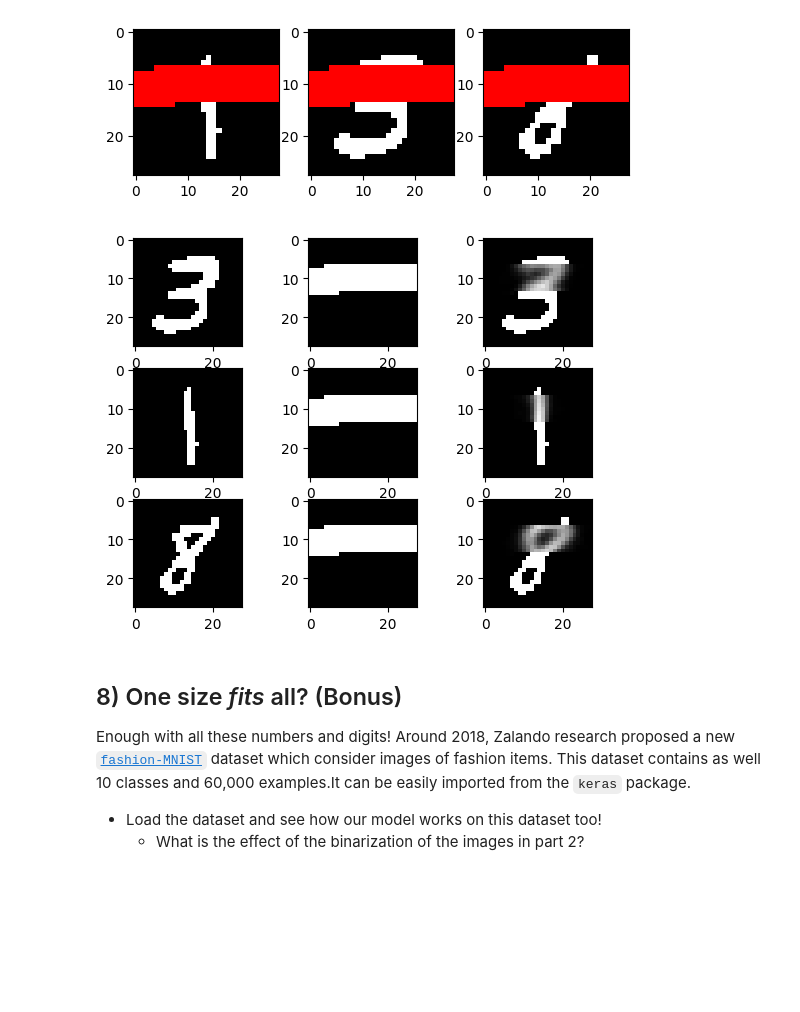
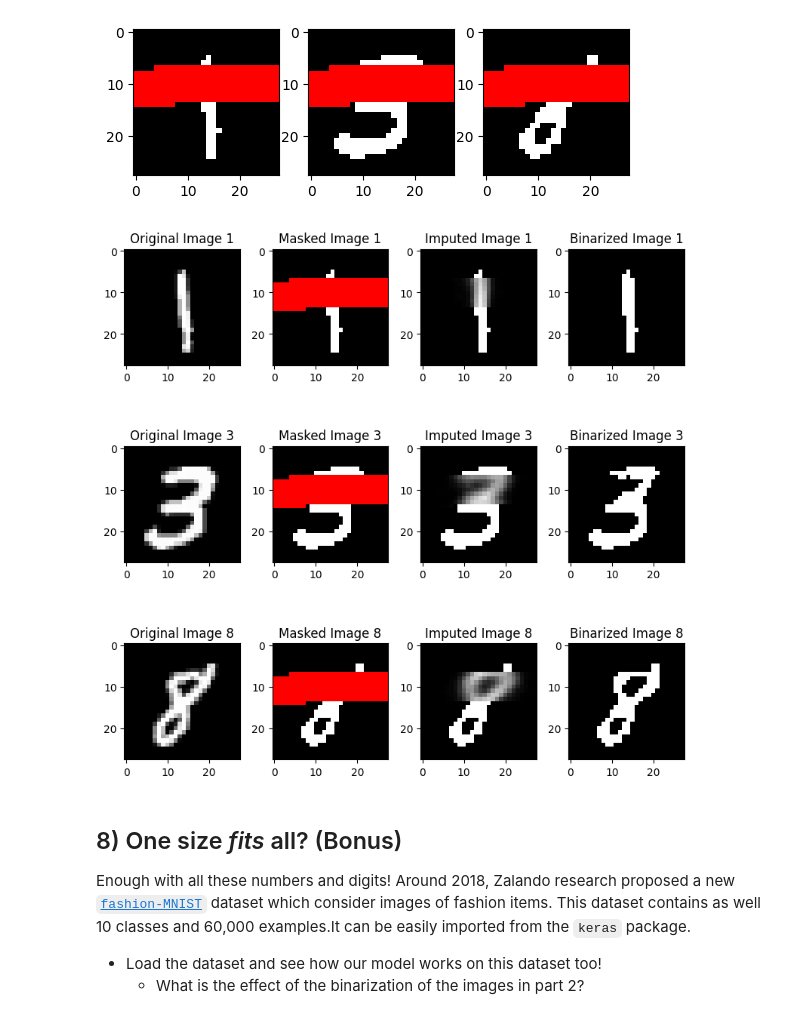
Before and after one commit to vincenteichhorn/cs-apml-assignments, a Jupyter notebook: src/03-mixture-model/Project_Mixture_model.ipynb, the cells around one changed output. Saved outputs shown, nothing was run; the diff lists cells and outputs as text; code cells hidden in the pictures; blank space fills up the shorter version.

```diff
--- a/src/03-mixture-model/Project_Mixture_model.ipynb
+++ b/src/03-mixture-model/Project_Mixture_model.ipynb
@@ -1098,7 +1100,7 @@ plt.show()
 # %% [output]
 [figure]
 # %%
-def em_impute(x_masked, mask, class_representatives, class_priors, K = 10):
+def em_impute(x_masked, mask, class_representatives, class_priors, K = 10, binarize = True):
     """
     Imputes missing (masked) pixels in x_masked using parameters retrived by EM-light.
 
@@ -1122,53 +1124,68 @@ def em_impute(x_masked, mask, class_representatives, class_priors, K = 10):
     class_representatives = np.array(class_representatives)
     x_masked = np.array(x_masked).astype(float)
 
     # Visible pixels
     x_vis = x_masked[mask]
     class_representatives_vis = class_representatives[:, mask]
     # Compute posterior probabilities for visible pixels
     log_priors = np.log(class_priors)
     log_likelihoods = np.vstack([log_probabilities(x_vis[np.newaxis, :], class_repr) for class_repr in class_representatives_vis])
     denominator = logsumexp(log_likelihoods + log_priors[:, np.newaxis], axis=0)
     posteriors = np.exp(log_likelihoods + log_priors[:, np.newaxis] - denominator).flatten() # shape (K,)
 
     # Impute missing pixels
     x_imputed = x_masked.copy()
     class_representatives_miss = class_representatives[:, ~mask]
     imputed_values = np.dot(posteriors, class_representatives_miss)
     x_imputed[~mask] = imputed_values
-    # x_imputed = binarize_image(x_imputed, threshold=0.5)
+    if binarize:
+        return binarize_image(x_imputed, threshold=0.5)
     return x_imputed
 
     #Your code here
 
 
 
 class_representatives_lst, priors_lst, assignments, log_likelihoods = results[18]  # K=20
 example_1_imputed = em_impute(example_1_masked, mask1, class_representatives_lst, priors_lst, K = 20)
 example_3_imputed = em_impute(example_3_masked, mask1, class_representatives_lst, priors_lst, K = 20)
 example_8_imputed = em_impute(example_8_masked, mask1, class_representatives_lst, priors_lst, K = 20)
+example_1_imputed_nbin = em_impute(example_1_masked, mask1, class_representatives_lst, priors_lst, K = 20, binarize=False)
+example_3_imputed_nbin = em_impute(example_3_masked, mask1, class_representatives_lst, priors_lst, K = 20, binarize=False)
+example_8_imputed_nbin = em_impute(example_8_masked, mask1, class_representatives_lst, priors_lst, K = 20, binarize=False)
 
-plt.subplot(3, 3, 1)
-plt.imshow(example_3_X_bin_mat, cmap = 'grey')
-plt.subplot(3, 3, 2)
-plt.imshow(recover_image_matrix(example_3_masked), cmap = 'grey')
-plt.subplot(3, 3, 3)
-plt.imshow(recover_image_matrix(example_3_imputed), cmap = 'grey')
-plt.subplot(3, 3, 4)
-plt.imshow(example_1_X_bin_mat, cmap = 'grey')
-plt.subplot(3, 3, 5)
-plt.imshow(recover_image_matrix(example_1_masked), cmap = 'grey')
-plt.subplot(3, 3, 6)
-plt.imshow(recover_image_matrix(example_1_imputed), cmap = 'grey')
-plt.subplot(3, 3, 7)
-plt.imshow(example_8_X_bin_mat, cmap = 'grey')
-plt.subplot(3, 3, 8)
-plt.imshow(recover_image_matrix(example_8_masked), cmap = 'grey')
-plt.subplot(3, 3, 9)
-plt.imshow(recover_image_matrix(example_8_imputed), cmap = 'grey')
+fig, ax = plt.subplots(3, 4, figsize=(8, 8))
+
+ax[0, 0].imshow(recover_image_matrix(example_1_X), cmap = 'gray')
+ax[0, 0].set_title("Original Image 1")
+ax[0, 1].imshow(recover_image_matrix(example_1_masked), cmap = cmap, norm=norm)
+ax[0, 1].set_title("Masked Image 1")
+ax[0, 2].imshow(recover_image_matrix(example_1_imputed_nbin), cmap = 'gray')
+ax[0, 2].set_title("Imputed Image 1")
+ax[0, 3].imshow(recover_image_matrix(example_1_imputed), cmap = 'gray')
+ax[0, 3].set_title("Binarized Image 1")
+
+ax[1, 0].imshow(recover_image_matrix(example_3_X), cmap = 'gray')
+ax[1, 0].set_title("Original Image 3")
+ax[1, 1].imshow(recover_image_matrix(example_3_masked), cmap = cmap, norm=norm)
+ax[1, 1].set_title("Masked Image 3")
+ax[1, 2].imshow(recover_image_matrix(example_3_imputed_nbin), cmap = 'gray')
+ax[1, 2].set_title("Imputed Image 3")
+ax[1, 3].imshow(recover_image_matrix(example_3_imputed), cmap = 'gray')
+ax[1, 3].set_title("Binarized Image 3")
+
+ax[2, 0].imshow(recover_image_matrix(example_8_X), cmap = 'gray')
+ax[2, 0].set_title("Original Image 8")
+ax[2, 1].imshow(recover_image_matrix(example_8_masked), cmap = cmap, norm=norm)
+ax[2, 1].set_title("Masked Image 8")
+ax[2, 2].imshow(recover_image_matrix(example_8_imputed_nbin), cmap = 'gray')
+ax[2, 2].set_title("Imputed Image 8")
+ax[2, 3].imshow(recover_image_matrix(example_8_imputed), cmap = 'gray')
+ax[2, 3].set_title("Binarized Image 8")
+plt.tight_layout()
 plt.show()
 # %% [output]
-[figure, old version]
+[figure, new version]
 # %% [markdown]
 ## 8) One size _fits_ all? (Bonus)
 
```
Also changed, not shown: parts of 4 cells of this notebook.
